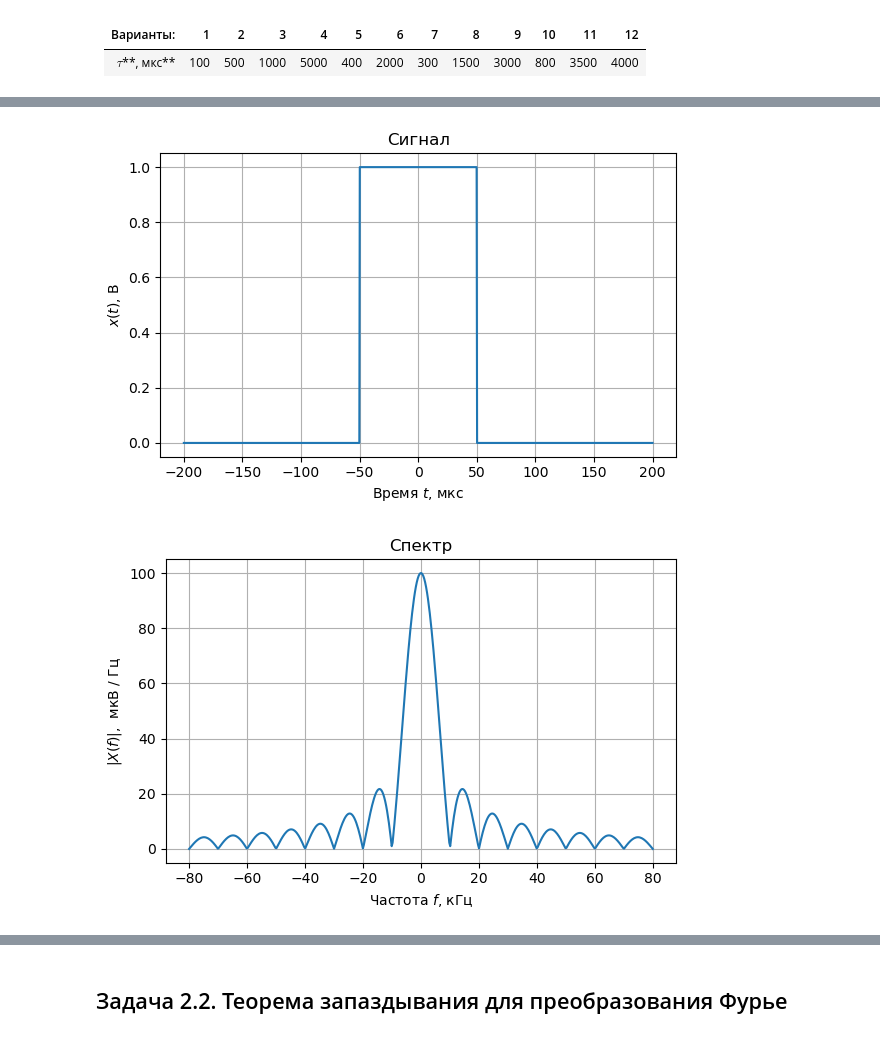
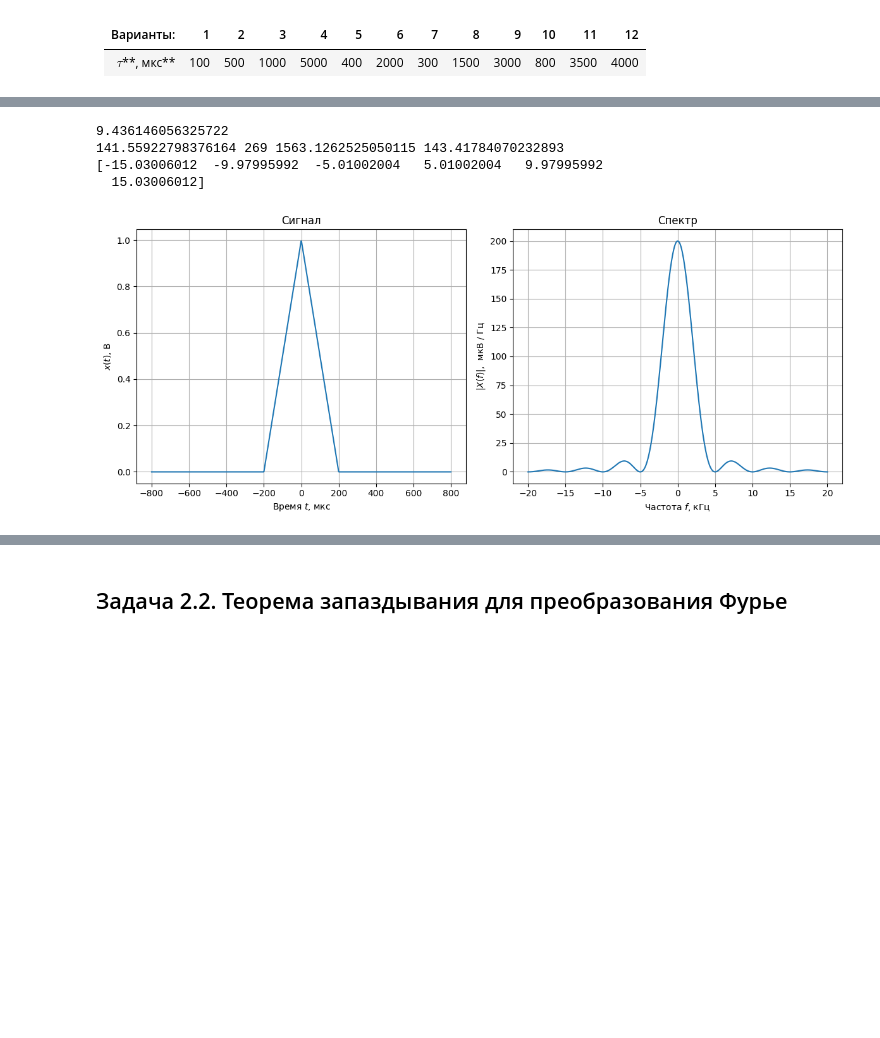
Before and after one commit to isshlyapin/rt_lab_5sem, a Jupyter notebook: lab1/lab1_shlyapin.ipynb, the cells around one changed output, grey strips where cells are left out. Saved outputs shown, nothing was run; the diff lists cells and outputs as text; code cells hidden in the pictures; blank space fills up the shorter version.

```diff
--- a/lab1/lab1_shlyapin.ipynb
+++ b/lab1/lab1_shlyapin.ipynb
@@ -366,31 +432,53 @@ $$w_H(t)=\left\{ \begin{matrix}
 # %%
-tau=100e-6 #100 мкс
+tau=400e-6 #400 мкс
 
 f_band=np.linspace(-8/tau, 8/tau, 500) # 500 - число точек в диапазоне, в которых вычисляется X(f)
 
 def boxcar(t, tau):
     if abs(t)<tau/2:
-        return 1.0
+        return 1.0 - abs(t) / (tau / 2)
     else:
         return 0.0
 
 t_band=np.linspace(-2*tau, 2*tau, 1024)
-plt.figure(figsize=[6, 4])
-plt.plot(t_band*1e6, [boxcar(t, tau) for t in t_band])
-plt.xlabel("Время $t$, мкс")
-plt.ylabel("$x(t)$, В")
-plt.title("Сигнал")
+fig, axs = plt.subplots(1, 2, figsize=(12, 5))
+axs[0].plot(t_band*1e6, [boxcar(t, tau) for t in t_band])
+axs[0].set_xlabel("Время $t$, мкс")
+axs[0].set_ylabel("$x(t)$, В")
+axs[0].set_title("Сигнал")
+axs[0].grid(
+    True,
+    which='both',
+    axis='both'
+)
+
+fourier_band = fourier_transform(signal=boxcar, f_band=f_band, tau=tau, t1=-tau/2, t2=tau/2, res_type="abs")*1e6
+axs[1].plot(f_band/1e3, fourier_band)
+axs[1].set_xlabel("Частота $f$, кГц")
+axs[1].set_ylabel("$|X(f)|$,  мкВ / Гц")
+axs[1].set_title("Спектр")
+axs[1].grid(
+    True,
+    which='both',
+    axis='both'
+)
+
+peaks, _ = find_peaks(fourier_band)
+A_max = fourier_band[peaks[len(peaks) // 2]]
+print(fourier_band[peaks[len(peaks) // 2 - 1]])
+
+A_3d = A_max * pow(10, -3/20)
+index = np.argmin(np.abs(fourier_band - A_3d))
+print(A_3d, index, f_band[index], fourier_band[index])  # 3, значение 4.8
+
+minima, _ = find_peaks(-fourier_band)
+print(f_band[minima]/1e3)
+
 plt.tight_layout()
-plt.grid()
-
-plt.figure(figsize=[6, 4])
-plt.plot(f_band/1e3, fourier_transform(signal=boxcar, f_band=f_band, tau=tau, t1=-tau/2, t2=tau/2, res_type="abs")*1e6)
-plt.xlabel("Частота $f$, кГц")
-plt.ylabel("$|X(f)|$,  мкВ / Гц")
-plt.title("Спектр")
-plt.tight_layout()
-plt.grid()
 plt.show()
 # %% [output]
+9.436146056325722
+141.55922798376164 269 1563.1262525050115 143.41784070232893
+[-15.03006012  -9.97995992  -5.01002004   5.01002004   9.97995992
+  15.03006012]
-[figure, old version]
+[figure, new version]
-[figure, removed]
```
Also changed, not shown: parts of 10 cells of this notebook.
